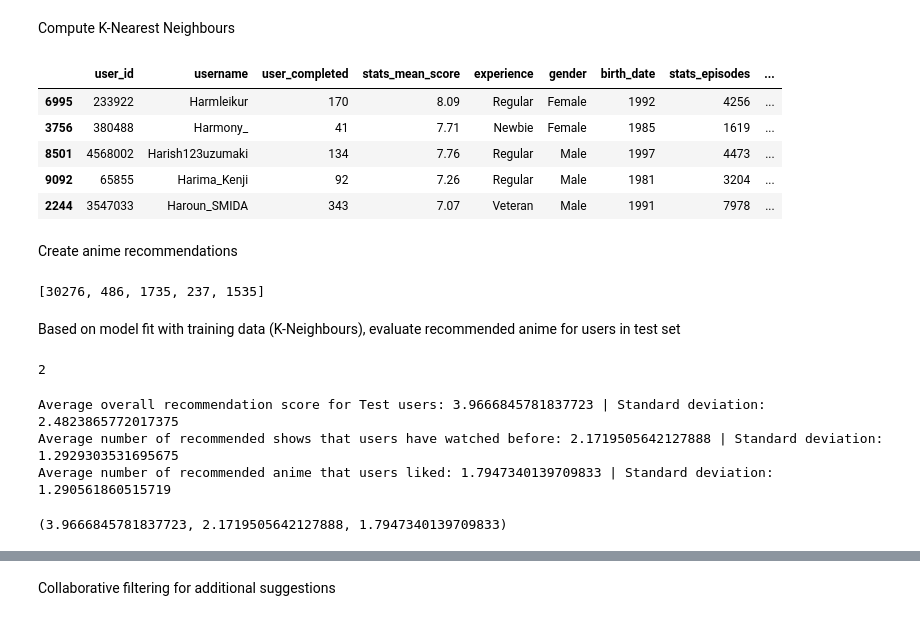
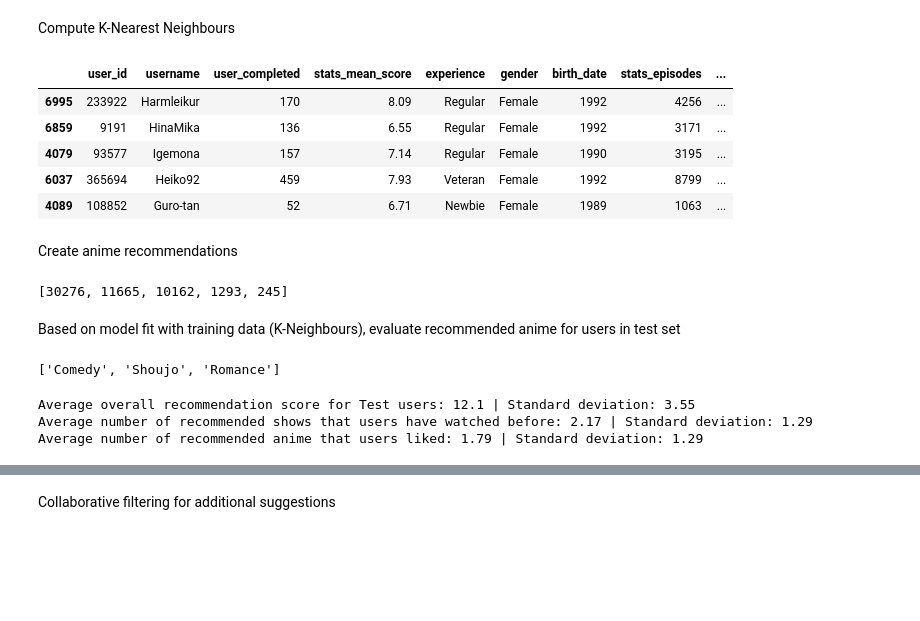
Before and after one commit to tito-thomas/anime-app, a Jupyter notebook: neighbours.ipynb, the cells around one changed output, grey strips where cells are left out. Cells and saved outputs as stored; diff of their text form; code cells hidden in the pictures; blank space fills up the shorter version.

```diff
--- a/neighbours.ipynb
+++ b/neighbours.ipynb
@@ -59,7 +59,7 @@ Compute K-Nearest Neighbours
 #function that returns a list of indexes of most similar users in "final_arrays" array
 def neighbours(user):
     #user = np.array([7537, 0, 0, 2, 0, 0, 0, 0, 0, 0, 1, 0, 0, 0, 0, 0, 0, 0, 0, 0, 0, 0, 0, 0, 0, 1, 0, 0, 0, 0, 0, 0, 0, 1, 0, 0, 0, 0, 0, 0, 0, 0, 0, 0, 0])
-    nc = NearestNeighbors(n_neighbors = 5, metric="euclidean") #euclidean
+    nc = NearestNeighbors(n_neighbors = 5, metric="cosine") #euclidean
     #maybe add some weightings
     train = nc.fit(final_arrays) #fit the model with the user vector data (training)
     n = train.kneighbors([user], return_distance = False)
@@ -71,37 +71,37 @@ def sim_frame(neighbours):
     #neighbours = neighbours()
 
     for i in neighbours[0]: #loop through nested array
         #print(final_arrays[i][0])
         name = x.inverse_transform([final_arrays[i][0]]) #find usernames of similar users
         sim_names.append(name)
 
     #build new dataframe of neighbours
     neighbour_frame = pd.DataFrame()
     for i in users.columns:
         neighbour_frame[i] = None
 
     for name in sim_names:
         user_row = users.loc[users["username"]==name[0]]
         neighbour_frame = pd.concat([neighbour_frame, user_row])
 
     pd.options.display.max_rows = 999
     pd.set_option('display.max_columns', 500)
     return neighbour_frame
 p = [1675,2,0,2,0,0,0,0,0,0,0,0,0,0,0,0,1,0,0,0,0,0,1,0,0,0,0,0,0,0,0,0,0,0,0,0,0,0,0,0,0,1]
 
 neighbour_ids = neighbours(np.array(p))
 #print(neighbour_ids)
 neighbour_frame = sim_frame(neighbour_ids)
 neighbour_frame
 #final_vectors.loc[final_vectors["username"]==7537]
 #(final_vectors.columns)
 # %% [output]
 |  | user_id | username | user_completed | stats_mean_score | experience | gender | birth_date | stats_episodes | ... |
 | 6995 | 233922 | Harmleikur | 170 | 8.09 | Regular | Female | 1992 | 4256 | ... |
-| 3756 | 380488 | Harmony_ | 41 | 7.71 | Newbie | Female | 1985 | 1619 | ... |
-| 8501 | 4568002 | Harish123uzumaki | 134 | 7.76 | Regular | Male | 1997 | 4473 | ... |
-| 9092 | 65855 | Harima_Kenji | 92 | 7.26 | Regular | Male | 1981 | 3204 | ... |
-| 2244 | 3547033 | Haroun_SMIDA | 343 | 7.07 | Veteran | Male | 1991 | 7978 | ... |
+| 6859 | 9191 | HinaMika | 136 | 6.55 | Regular | Female | 1992 | 3171 | ... |
+| 4079 | 93577 | Igemona | 157 | 7.14 | Regular | Female | 1990 | 3195 | ... |
+| 6037 | 365694 | Heiko92 | 459 | 7.93 | Veteran | Female | 1992 | 8799 | ... |
+| 4089 | 108852 | Guro-tan | 52 | 6.71 | Newbie | Female | 1989 | 1063 | ... |
 # %% [markdown]
 Create anime recommendations
 # %%
@@ -134,21 +134,21 @@ def recommendations(neighbours, media_type):
 recommendations(neighbour_frame, "TV")
 #ratings
 # %% [output]
-[30276, 486, 1735, 237, 1535]
+[30276, 11665, 10162, 1293, 245]
 # %% [markdown]
 Based on model fit with training data (K-Neighbours), evaluate recommended anime for users in test set
 # %%
 real_ratings = pd.read_csv(r"D:\dataset\animelists_cleaned.csv")
 # %%
-user_fav_genres = set(eval(users.loc[users["username"]=="karthiga"]["fav_genres"][0]))
+user_fav_genres = eval(users.loc[users["username"]=="karthiga"]["fav_genres"][0])
 user_fav_genres
 
-a_genres = list(anime.loc[anime["title"]=="Junjou Romantica 2"]["genre"])
-a_genres = a_genres[0].split(",")
-a_genres = set([x.strip() for x in a_genres])
-len(user_fav_genres.intersection(a_genres))
+#a_genres = list(anime.loc[anime["title"]=="Junjou Romantica 2"]["genre"])
+#a_genres = a_genres[0].split(",")
+#a_genres = set([x.strip() for x in a_genres])
+#len(user_fav_genres.intersection(a_genres))
 # %% [output]
-2
+['Comedy', 'Shoujo', 'Romance']
 # %%
 def evaluate_users():
     #Create kneighbours dataframe for all users in the dataset
@@ -160,7 +160,8 @@ def evaluate_users():
         #print([user[0]])
         username = t.inverse_transform([user[0]])[0]
         #print(username)
-        user_fav_genres = set(eval(users.loc[users["username"]==username]["fav_genres"][0]))
+        user_fav_genres = set(eval(users.loc[users["username"]==username]["fav_genres"].iloc[0]))
+
         user_neighbours = neighbours(user)
         nframe = sim_frame(user_neighbours)
         #print(user_neighbours)
@@ -182,9 +183,9 @@ def evaluate_users():
             a_genres = list(anime.loc[anime["anime_id"]==a_id]["genre"])
             a_genres = a_genres[0].split(",")
             a_genres = set([x.strip() for x in a_genres])
-
-            num_matched_genres = len(user_fav_genres.intersection(a_genres)) #max = 3
-            #score+=num_matched_genres
+            #print(a_genres)
+            num_matched_genres = len(user_fav_genres.intersection(a_genres)) #max 3 per show = 15
+            score+=num_matched_genres
             if int(a_id) in list(rt["anime_id"]): #if user watched the recommended show, give 1 point
                 rating_row = real_ratings.loc[(real_ratings["username"]==username)&(real_ratings["anime_id"]==a_id)]
                 #print(rating_row)
@@ -194,8 +195,8 @@ def evaluate_users():
                     score+=1 #add an extra point to overall score if the user liked the show
                     likes+=1
 
-        #max number of points is 2 x number of neighbours (k): 10 + max amount fo matched genres (3)
-        #max_score = 13
+        #max number of points is 2 x number of neighbours (k): 10 + max amount fo matched genres (15)
+        #max_score = 25
         num_likes.append(likes)
         overall_scores.append(score)
         num_shows_watched.append(shows_watched)
@@ -211,17 +212,15 @@ def evaluate_users():
     avg_shows_watched = np.around(np.average(num_shows_watched),decimals=2)
     avg_likes = np.around(np.average(num_likes),decimals=2)
 
-    print(f"Average overall recommendation score for Test users: {avg_score} | Standard deviation: {np.std(overall_scores)}")
-    print(f"Average number of recommended shows that users have watched before: {avg_shows_watched} | Standard deviation: {np.std(num_shows_watched)}")
-    print(f"Average number of recommended anime that users liked: {avg_likes} | Standard deviation: {np.std(num_likes)}")
+    print(f"Average overall recommendation score for Test users: {avg_score} | Standard deviation: {np.around(np.std(overall_scores),decimals=2)}")
+    print(f"Average number of recommended shows that users have watched before: {avg_shows_watched} | Standard deviation: {np.around(np.std(num_shows_watched),decimals=2)}")
+    print(f"Average number of recommended anime that users liked: {avg_likes} | Standard deviation: {np.around(np.std(num_likes),decimals=2)}")
     return overall_scores, num_likes, num_shows_watched, avg_score, avg_shows_watched, avg_likes
 
 results = evaluate_users() #147minutes
-#include analysis of distance metric between neighbours e.g. cosine, euclidean
 # %% [output]
-Average overall recommendation score for Test users: 3.9666845781837723 | Standard deviation: 2.4823865772017375
-Average number of recommended shows that users have watched before: 2.1719505642127888 | Standard deviation: 1.2929303531695675
-Average number of recommended anime that users liked: 1.7947340139709833 | Standard deviation: 1.290561860515719
+Average overall recommendation score for Test users: 12.1 | Standard deviation: 3.55
+Average number of recommended shows that users have watched before: 2.17 | Standard deviation: 1.29
+Average number of recommended anime that users liked: 1.79 | Standard deviation: 1.29
-(3.9666845781837723, 2.1719505642127888, 1.7947340139709833)
 # %%
 from matplotlib import pyplot as plt
```
Also changed, not shown: parts of 5 cells of this notebook, 1 other file.
